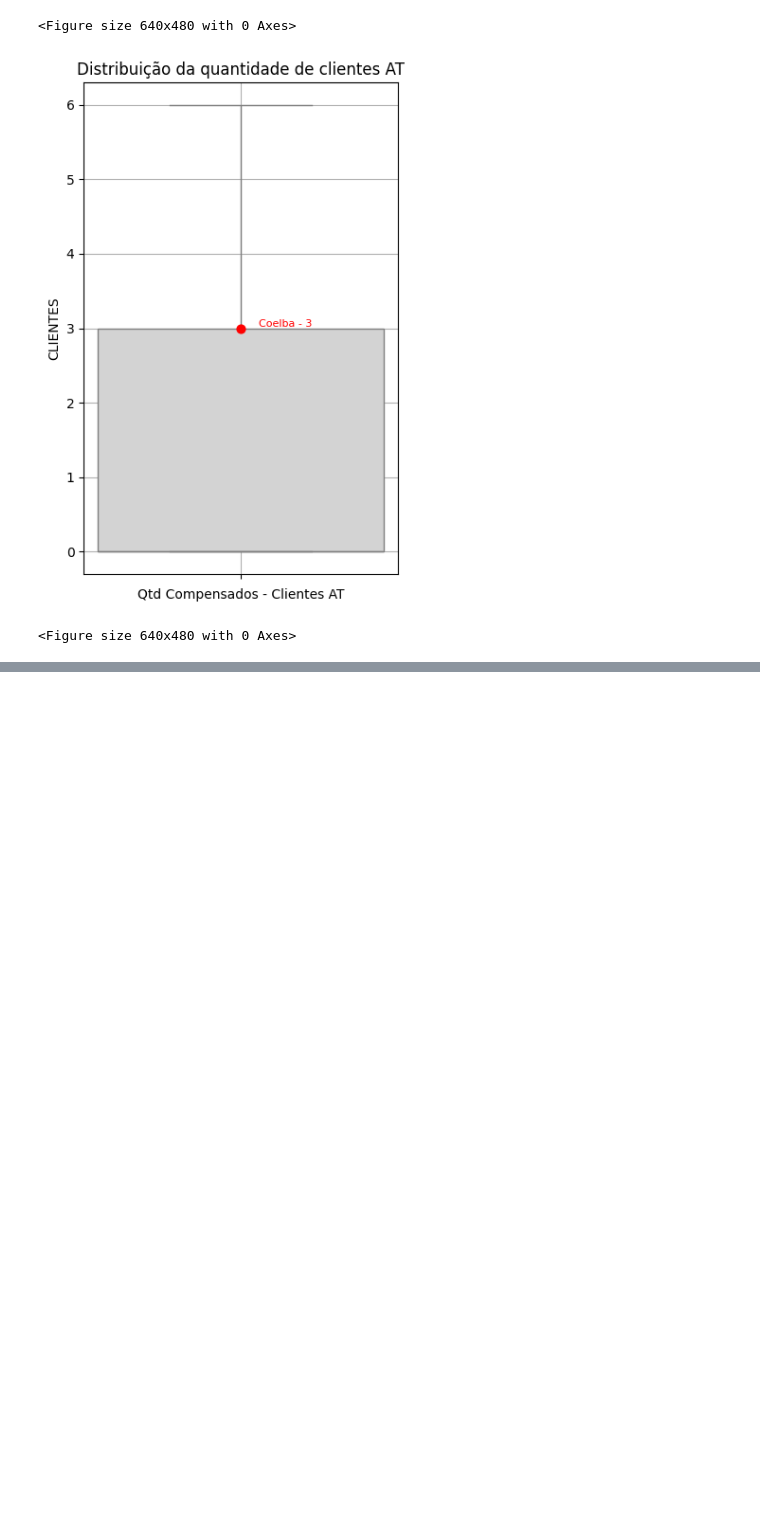
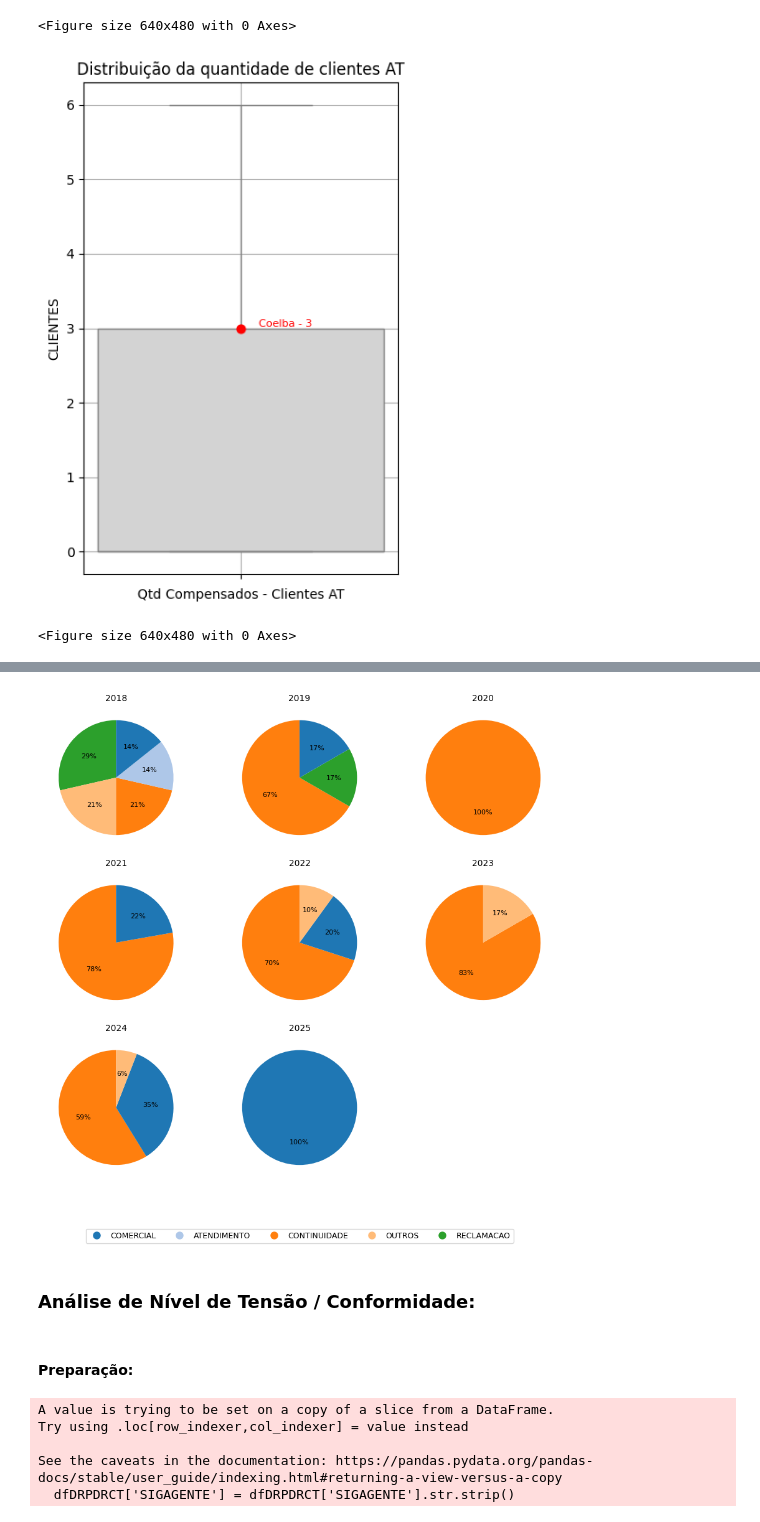
Before and after one commit to isabellacalfa/analise-distribuidoras-energia, a Jupyter notebook: notebook-analises.ipynb, the cells around one changed output, grey strips where cells are left out. Saved outputs shown, nothing was run; the diff lists cells and outputs as text; code cells hidden in the pictures; blank space fills up the shorter version.

```diff
--- a/notebook-analises.ipynb
+++ b/notebook-analises.ipynb
@@ -925,0 +1182,44 @@ dfGraph[dfGraph['NUC_CATEGORIA'] == 'Grande'].assign(
+# %%
+# ! Fiscalizações ANEEL por Ano:
+# Gráfico:
+fig, axes = plt.subplots(3,3, figsize=(9,9))
+axes = axes.flatten()
+
+plt.grid()
+# Ajustes de gráficos:
+tipos = dfFisc['TIPO_FISCALIZACAO'].dropna().unique()
+cores_base = plt.cm.tab20.colors
+mapa_cores = {tipo: cores_base[i % len(cores_base)] for i, tipo in enumerate(tipos)}
+
+for i, ano in enumerate(sorted(dfFisc['DATLAVRATURATN'].dt.year.dropna().unique())[:8]):
+    ax = axes[i]
+    dados_ano = dfFisc[(dfFisc['DATLAVRATURATN'].dt.year == ano) & (dfFisc['TIPO_AGENCIA'] == 'NACIONAL')]['TIPO_FISCALIZACAO'].value_counts()
+    cores = [mapa_cores[tipo] for tipo in dados_ano.index]
+
+    ax.pie(
+        dados_ano,
+        #labels=dados_ano.index,
+        autopct='%1.0f%%',
+        startangle=90,
+        textprops={'fontsize': 8},
+        colors=cores
+    )
+    ax.set_title(f'{int(ano)}', fontsize=10)
+
+for j in range(len(sorted(dfFisc['DATLAVRATURATN'].dt.year.dropna().unique())[:8]), len(axes)):
+    fig.delaxes(axes[j])
+
+handles = [
+    plt.Line2D([0], [0], marker='o', color='w', label=tipo,
+               markerfacecolor=mapa_cores[tipo], markersize=10)
+    for tipo in tipos
+]
+fig.legend(handles=handles, loc='lower center', ncol=5, fontsize=9)
+plt.tight_layout(rect=[0, 0.1, 1, 1])  # espaço para legenda
+plt.show()
+# %% [output]
+[figure, added]
+# %% [markdown]
+### Análise de Nível de Tensão / Conformidade:
+# %% [markdown]
+#### Preparação:
@@ -925,0 +1229,20 @@ dfGraph[dfGraph['NUC_CATEGORIA'] == 'Grande'].assign(
+# %%
+dfDRPDRCT = dfDRPDRC
+
+# Ajustes de colunas:
+dfDRPDRCT.columns = dfDRPDRCT.columns.str.upper() # Colunas em maiúsculo
+dfDRPDRCT = dfDRPDRCT[['SIGAGENTE','CODUNDCNMSRT','SIGINDICADOR','ANOINDICE','NUMPERIODOINDICE','VLRINDICEENVIADO']]
+dfDRPDRCT['SIGAGENTE'] = dfDRPDRCT['SIGAGENTE'].str.strip()
+dfDiscosInterresse['SIGAGENTE'] = dfDiscosInterresse['SIGAGENTE'].str.strip()
+
+# Join com o domínio:
+dfDRPDRCT = pd.merge(dfDRPDRCT, dfDom, how='left', on='SIGINDICADOR')
+
+# Filtro das grandes distribuidoras apenas:
+dfDRPDRCT = pd.merge(dfDRPDRCT, dfDiscosInterresse, how='inner', on = 'SIGAGENTE')
+# %% [output]
+A value is trying to be set on a copy of a slice from a DataFrame.
+Try using .loc[row_indexer,col_indexer] = value instead
+
+See the caveats in the documentation: https://pandas.pydata.org/pandas-docs/stable/user_guide/indexing.html#returning-a-view-versus-a-copy
+  dfDRPDRCT['SIGAGENTE'] = dfDRPDRCT['SIGAGENTE'].str.strip()
```
Also changed, not shown: parts of 33 cells of this notebook, 8 other files.
